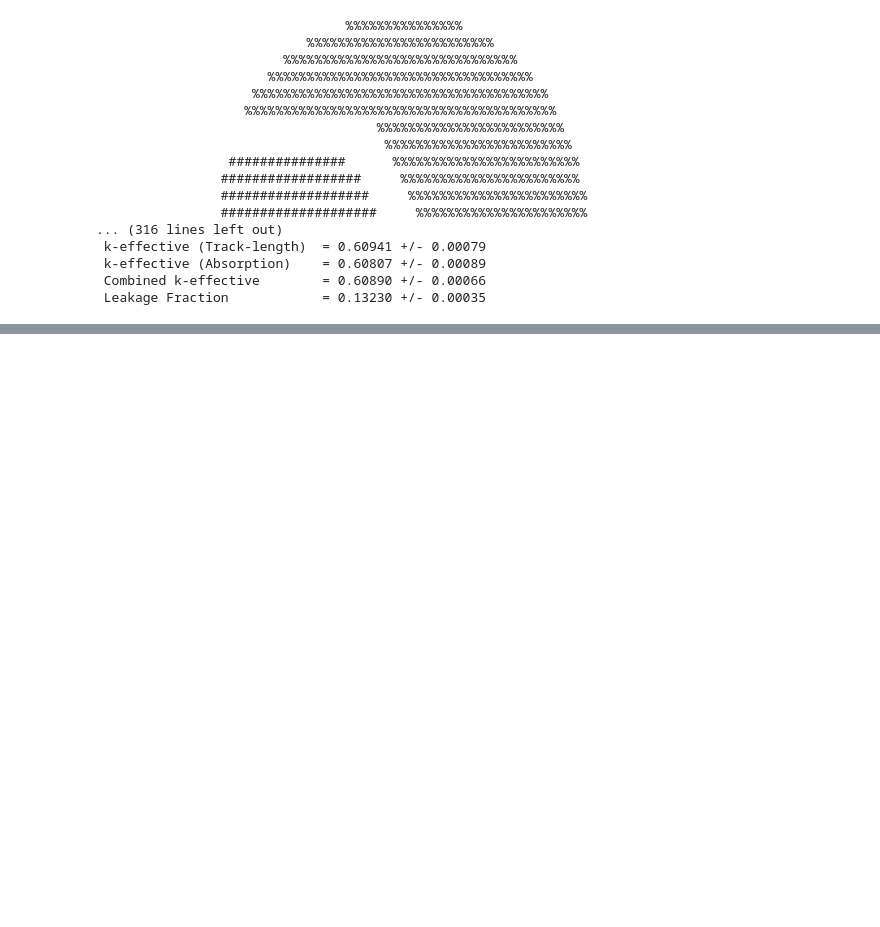
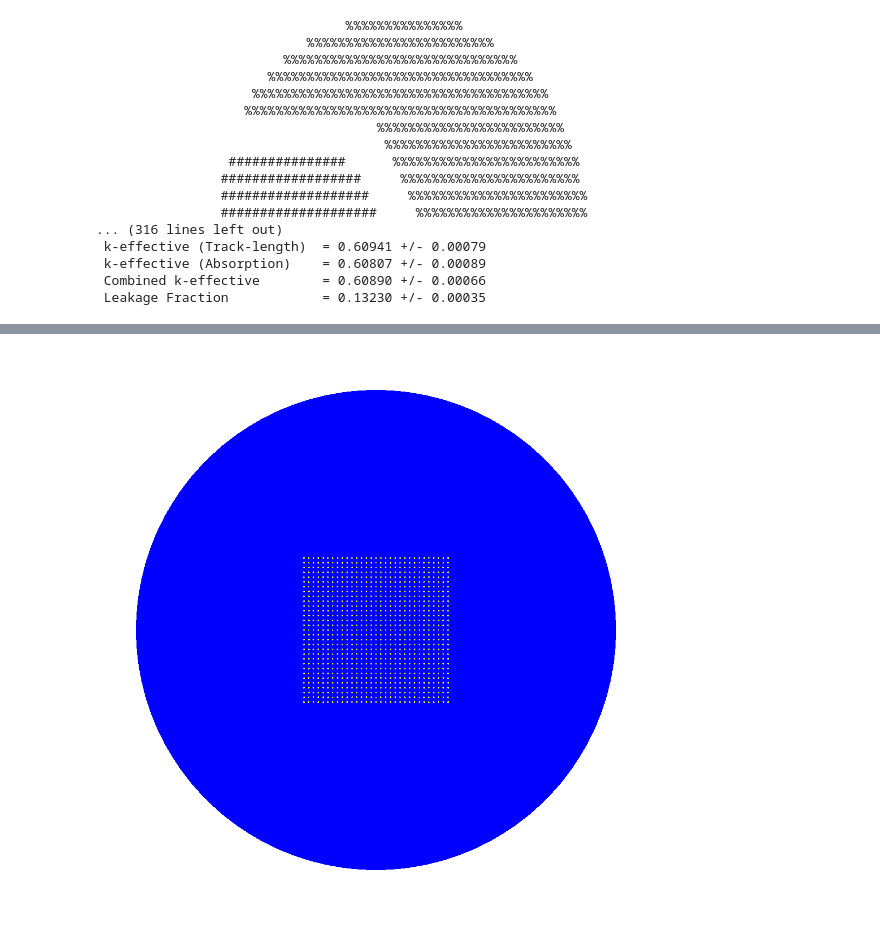
Before and after one commit to stu314159/er362_omc, a Jupyter notebook: lab6/lab6.ipynb, the cells around one changed output, grey strips where cells are left out. Drawn from its saved outputs; the diff is of its cells as text; code cells hidden in the pictures; blank space fills up the shorter version.

```diff
--- a/lab6/lab6.ipynb
+++ b/lab6/lab6.ipynb
@@ -1089,0 +1242,2 @@ os.chdir('./partC');
+# %%
+openmc.run()
@@ -1089,0 +1262,18 @@ os.chdir('./partC');
+# %%
+gen_lattice_hw(6.0);
+
+colors = {}
+colors[mod] = 'blue';
+colors[fuel] = 'yellow';
+#colors[graph_refl] = 'gray';
+
+p = openmc.Plot();
+p.width = [700., 700.];
+p.origin = [0.,0.,10.];
+p.pixels = [1024,1024];
+p.color_by = 'material';
+p.colors = colors
+
+openmc.plot_inline(p);
+# %% [output]
+[figure, added]
```
Also changed, not shown: parts of 17 cells of this notebook, 25 other files.
